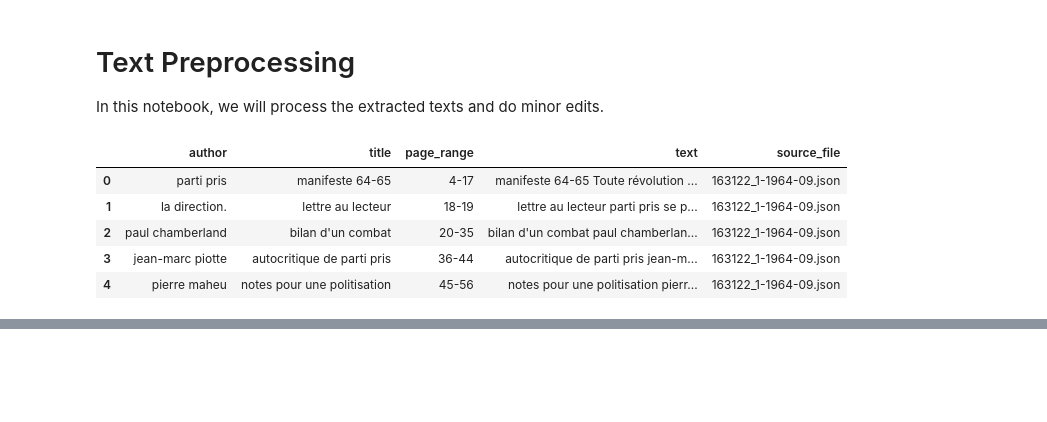
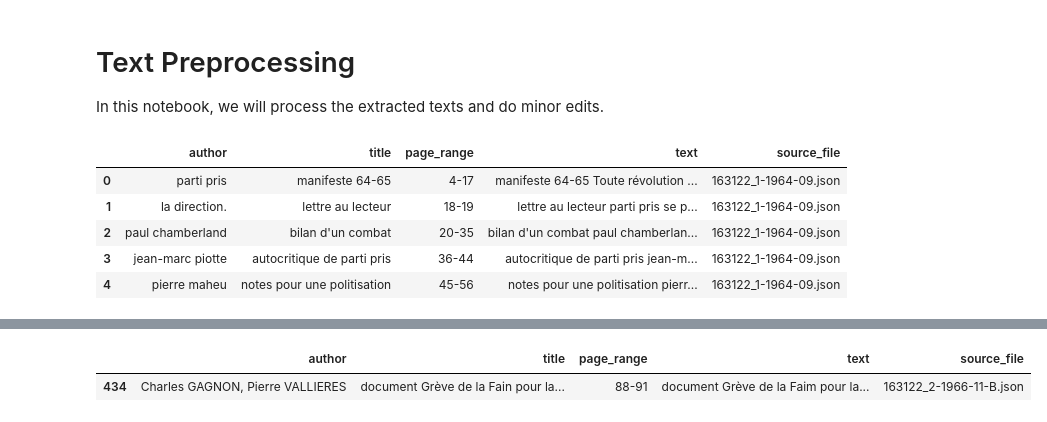
Before and after one commit to mervetekgurler/partipris, a Jupyter notebook: notebooks/text_preprocessing.ipynb, the cells around one changed output, grey strips where cells are left out. Drawn from its saved outputs; the diff is of its cells as text; code cells hidden in the pictures; blank space fills up the shorter version.

```diff
--- a/notebooks/text_preprocessing.ipynb
+++ b/notebooks/text_preprocessing.ipynb
@@ -46,0 +60,6 @@ df[df['author'].str.lower().str.contains('berque')]
+# %%
+# look at the entries with pierre vallieres
+df[df['author'].str.lower().str.contains('pierre vallieres')]
+# %% [output]
+|  | author | title | page_range | text | source_file |
+| 434 | Charles GAGNON, Pierre VALLIERES | document Grève de la Fain pour la... | 88-91 | document Grève de la Faim pour la... | 163122_2-1966-11-B.json |
```
Also changed, not shown: parts of 8 cells of this notebook, 1 other file.
